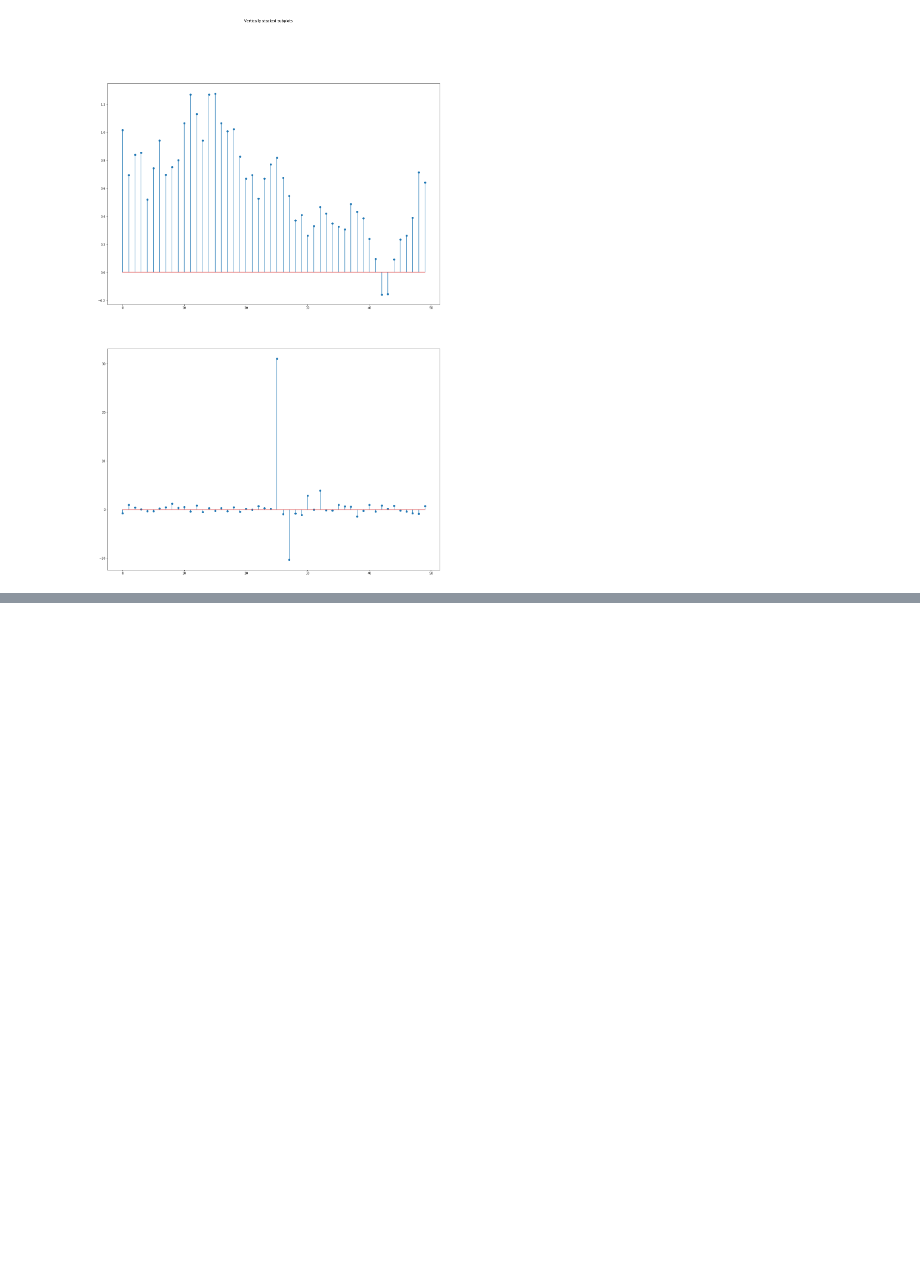
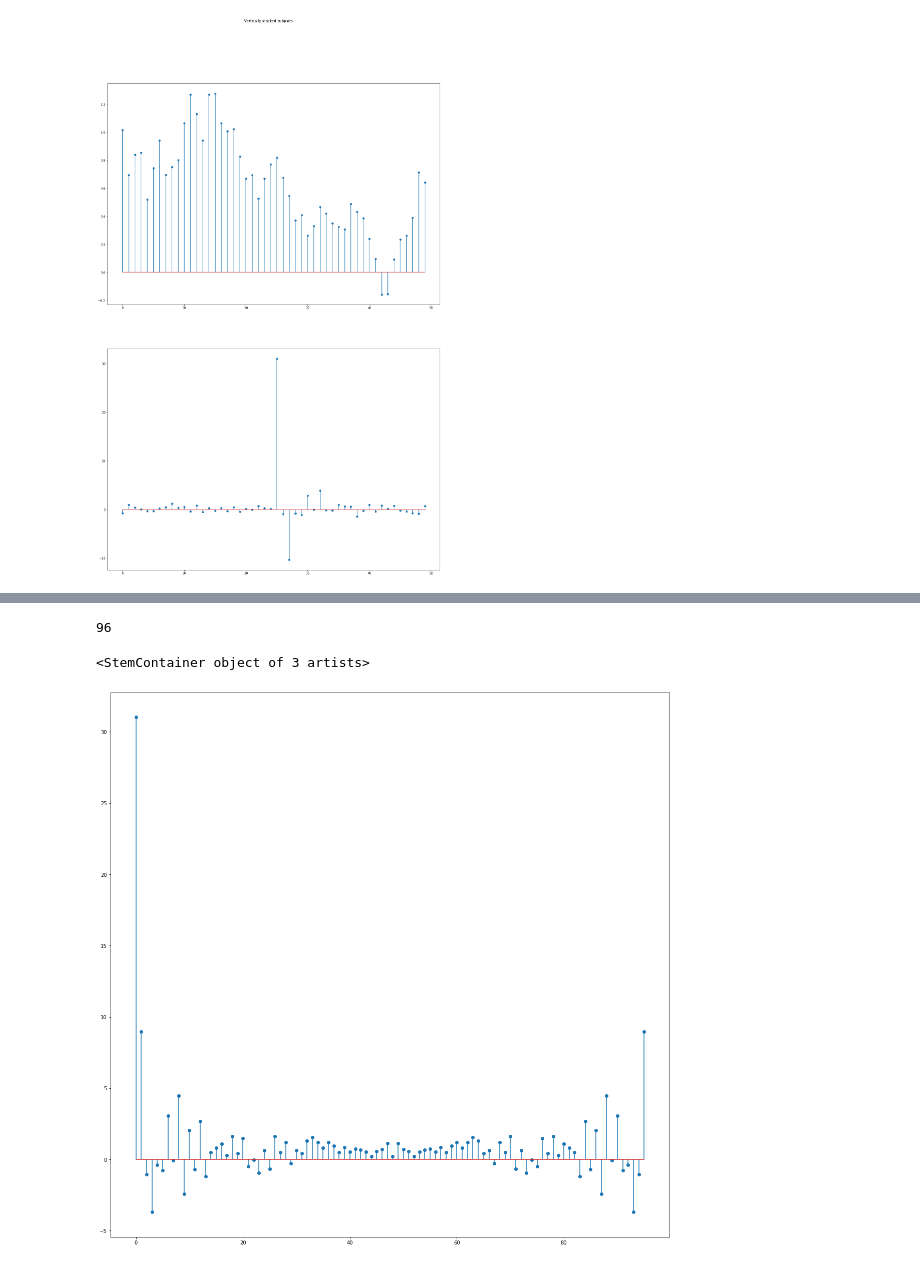
Before and after one commit to AkhilVinayakp/flood_classification, a Jupyter notebook: feature_extraction/fft_ext.ipynb, the cells around one changed output, grey strips where cells are left out. Drawn from its saved outputs; the diff is of its cells as text; code cells hidden in the pictures; blank space fills up the shorter version.

```diff
--- a/feature_extraction/fft_ext.ipynb
+++ b/feature_extraction/fft_ext.ipynb
@@ -185,0 +213,2 @@ axs[1].stem(sh,use_line_collection=True)
+# %%
+gxpad = np.pad(np.array(gx),(0,46))
@@ -185,0 +230,2 @@ axs[1].stem(sh,use_line_collection=True)
+# %%
+fpad0 = fft.fft(gxpad)
@@ -185,0 +252,10 @@ axs[1].stem(sh,use_line_collection=True)
+# %%
+len(fpad0)
+# %% [output]
+96
+# %%
+plt.figure(figsize=(20,20))
+plt.stem(fpad0,use_line_collection=True)
+# %% [output]
+<StemContainer object of 3 artists>
+[figure, added]
```
Also changed, not shown: parts of 37 cells of this notebook, 3 other files.
